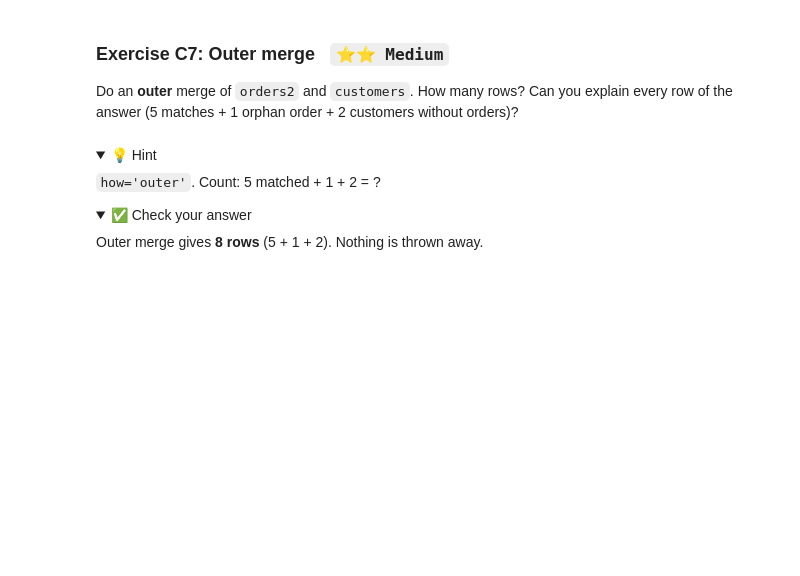
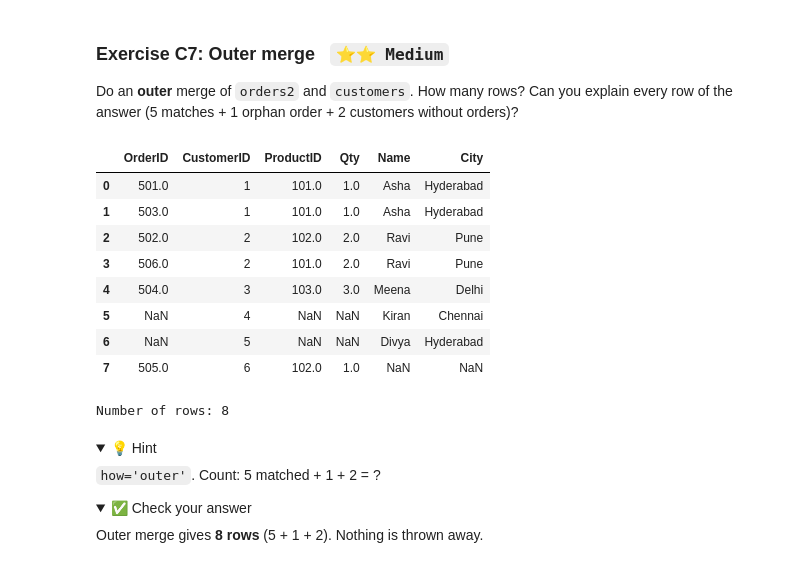
Before and after one commit to Taulant-TM/pandas-assessment, a Jupyter notebook: Pandas_Exercises.ipynb, the cells around one changed output. Saved outputs shown, nothing was run; the diff lists cells and outputs as text; code cells hidden in the pictures; folded sections open; blank space fills up the shorter version.

Commit message:
Complete Part C - Concat,Merge and Join

```diff
--- a/Pandas_Exercises.ipynb
+++ b/Pandas_Exercises.ipynb
@@ -840,7 +956,21 @@ Do a **right** merge (`orders2` on the left, `customers` on the right). Which cu
 
 Do an **outer** merge of `orders2` and `customers`. How many rows? Can you explain every row of the answer (5 matches + 1 orphan order + 2 customers without orders)?
 # %%
-# Write your code here
+outer = pd.merge(orders2, customers, on='CustomerID', how='outer')
+
+display(outer)
+print("Number of rows:", len(outer))
+# %% [output]
+|  | OrderID | CustomerID | ProductID | Qty | Name | City |
+| 0 | 501.0 | 1 | 101.0 | 1.0 | Asha | Hyderabad |
+| 1 | 503.0 | 1 | 101.0 | 1.0 | Asha | Hyderabad |
+| 2 | 502.0 | 2 | 102.0 | 2.0 | Ravi | Pune |
+| 3 | 506.0 | 2 | 101.0 | 2.0 | Ravi | Pune |
+| 4 | 504.0 | 3 | 103.0 | 3.0 | Meena | Delhi |
+| 5 | NaN | 4 | NaN | NaN | Kiran | Chennai |
+| 6 | NaN | 5 | NaN | NaN | Divya | Hyderabad |
+| 7 | 505.0 | 6 | 102.0 | 1.0 | NaN | NaN |
+Number of rows: 8
 # %% [markdown]
 <details><summary>💡 Hint</summary>
 
```
Also changed, not shown: parts of 10 cells of this notebook.
